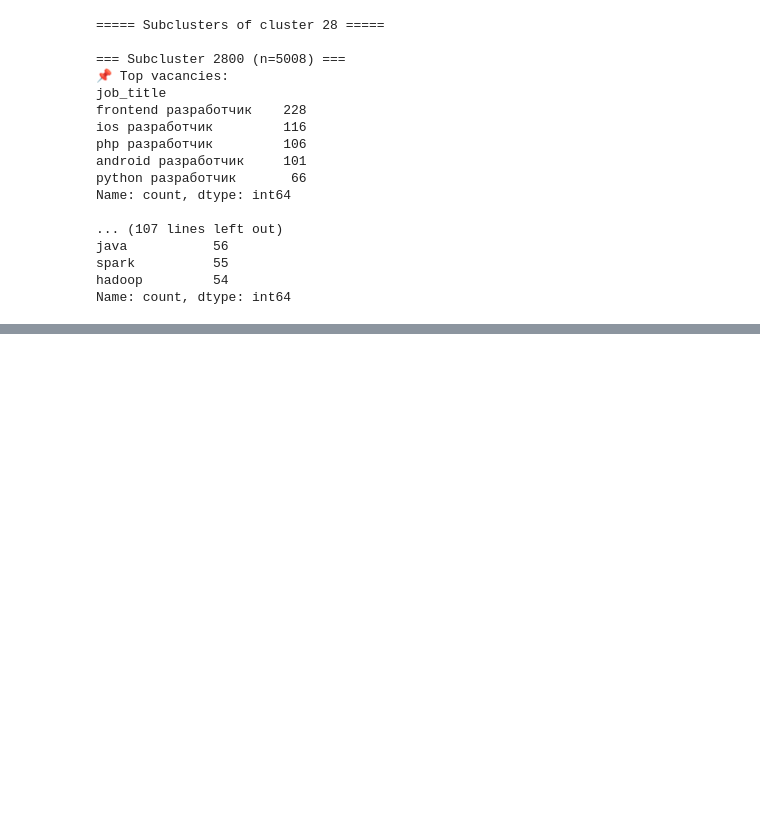
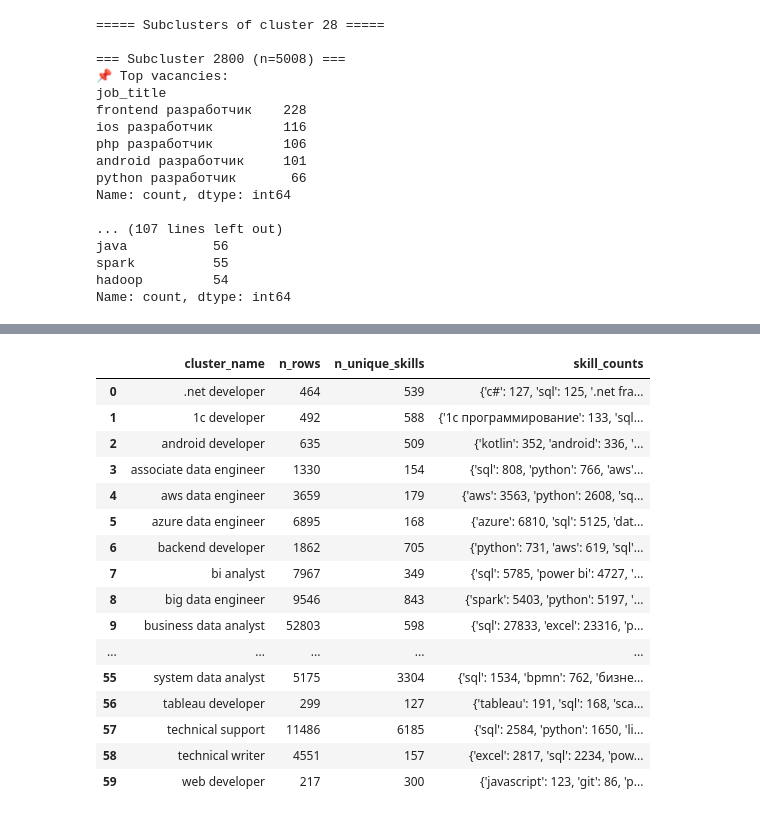
Before and after one commit to IU-Capstone-Project-2025/KIZAK, a Jupyter notebook: ml/jv_mapping.ipynb, the cells around one changed output, grey strips where cells are left out. Saved outputs shown, nothing was run; the diff lists cells and outputs as text; code cells hidden in the pictures; blank space fills up the shorter version.

```diff
--- a/ml/jv_mapping.ipynb
+++ b/ml/jv_mapping.ipynb
@@ -1080,0 +1101,15 @@ data_clustered.head()
+# %%
+filtered = data_clustered[data_clustered['cluster_name'] != 'Other'].copy()
+cluster_stats = []
+
+for cluster_name, group in filtered.groupby('cluster_name'):
+    all_skills = group['job_skills'].explode()
+    skill_counts = Counter(all_skills)
+    cluster_stats.append({
+        'cluster_name': cluster_name,
+        'n_rows': len(group),
+        'n_unique_skills': len(skill_counts),
+        'skill_counts': dict(skill_counts.most_common())
+    })
+
+cluster_stats_df = pd.DataFrame(cluster_stats)
@@ -1080,0 +1136,21 @@ data_clustered.head()
+# %%
+cluster_stats_df.to_csv('cluster_stats.csv', index=False)
+cluster_stats_df
+# %% [output]
+|  | cluster_name | n_rows | n_unique_skills | skill_counts |
+| 0 | .net developer | 464 | 539 | {'c#': 127, 'sql': 125, '.net fra... |
+| 1 | 1c developer | 492 | 588 | {'1с программирование': 133, 'sql... |
+| 2 | android developer | 635 | 509 | {'kotlin': 352, 'android': 336, '... |
+| 3 | associate data engineer | 1330 | 154 | {'sql': 808, 'python': 766, 'aws'... |
+| 4 | aws data engineer | 3659 | 179 | {'aws': 3563, 'python': 2608, 'sq... |
+| 5 | azure data engineer | 6895 | 168 | {'azure': 6810, 'sql': 5125, 'dat... |
+| 6 | backend developer | 1862 | 705 | {'python': 731, 'aws': 619, 'sql'... |
+| 7 | bi analyst | 7967 | 349 | {'sql': 5785, 'power bi': 4727, '... |
+| 8 | big data engineer | 9546 | 843 | {'spark': 5403, 'python': 5197, '... |
+| 9 | business data analyst | 52803 | 598 | {'sql': 27833, 'excel': 23316, 'p... |
+| ... | ... | ... | ... | ... |
+| 55 | system data analyst | 5175 | 3304 | {'sql': 1534, 'bpmn': 762, 'бизне... |
+| 56 | tableau developer | 299 | 127 | {'tableau': 191, 'sql': 168, 'sca... |
+| 57 | technical support | 11486 | 6185 | {'sql': 2584, 'python': 1650, 'li... |
+| 58 | technical writer | 4551 | 157 | {'excel': 2817, 'sql': 2234, 'pow... |
+| 59 | web developer | 217 | 300 | {'javascript': 123, 'git': 86, 'p... |
```
Also changed, not shown: parts of 20 cells of this notebook.
